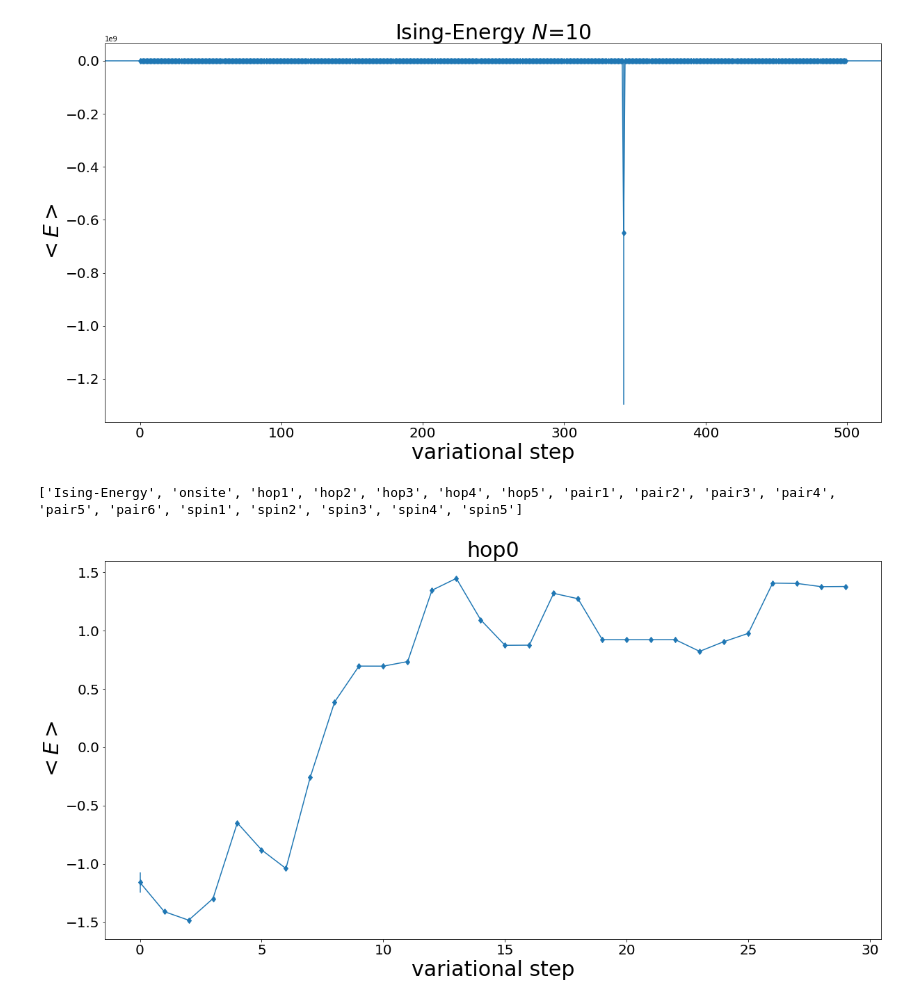
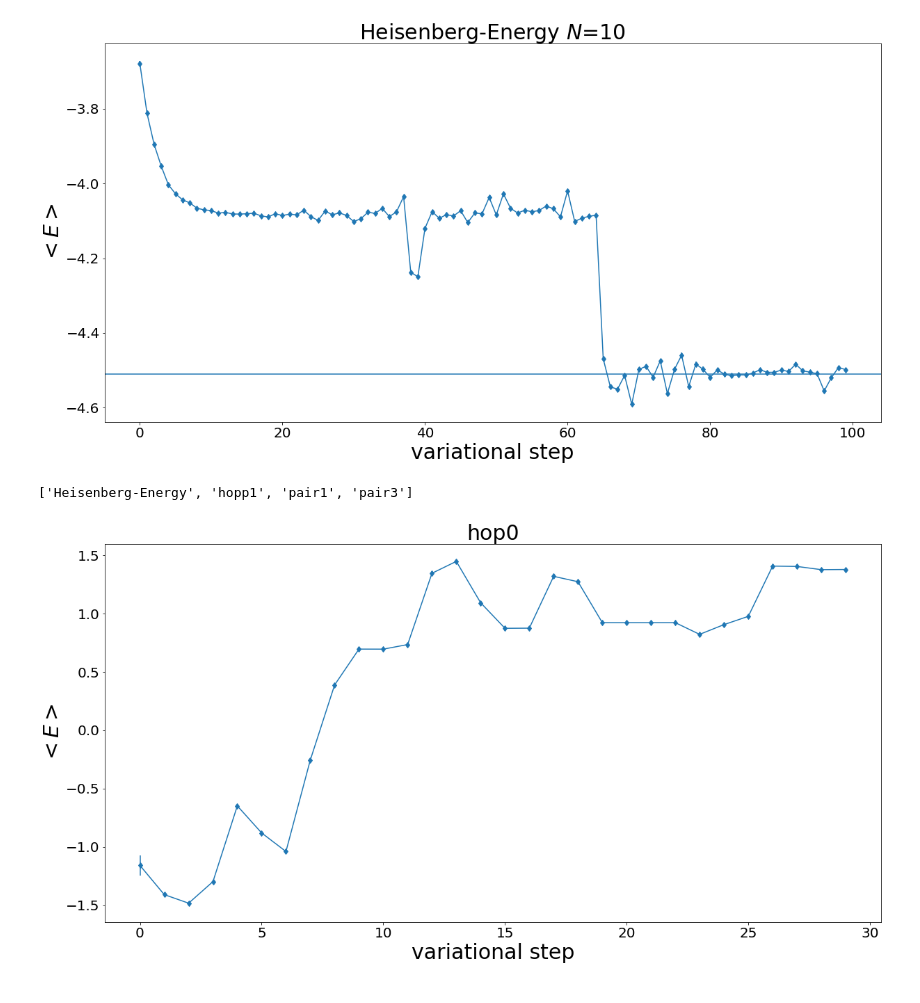
Before and after one commit to jimlambert/heisenberg_vmc, a Jupyter notebook: scripts/ObservablesAnalysis.ipynb, the cells around one changed output. Saved outputs shown, nothing was run; the diff lists cells and outputs as text; code cells hidden in the pictures.

```diff
--- a/scripts/ObservablesAnalysis.ipynb
+++ b/scripts/ObservablesAnalysis.ipynb
@@ -9,20 +9,20 @@ header, obsAve, obsErr = an.ProcessDataFiles(files, True)
 # %%
 fs = 30
 ls = 20
 plt.figure(figsize=(20,10))
 #plt.plot(np.arange(0, len(obsAve[0])), obsAve[0], '.')
 plt.errorbar(np.arange(0, len(obsAve[0])), obsAve[0], yerr=obsErr[0], marker="d")
 plt.xlabel("variational step", fontsize=fs)
 plt.ylabel("$<E>$", fontsize=fs)
 plt.title(header[0]+" $N$=10", fontsize=fs)
-plt.axhline(y=-5.317)
+plt.axhline(y=-4.51)
 plt.tick_params(axis='both', which='major', labelsize=ls)
 #plt.savefig("n10-h1.0-enrg_ising.pdf")
 plt.show()
 print(header)
 # %% [output]
-[figure, old version]
+[figure, new version]
-['Ising-Energy', 'onsite', 'hop1', 'hop2', 'hop3', 'hop4', 'hop5', 'pair1', 'pair2', 'pair3', 'pair4', 'pair5', 'pair6', 'spin1', 'spin2', 'spin3', 'spin4', 'spin5']
+['Heisenberg-Energy', 'hopp1', 'pair1', 'pair3']
 # %%
 index=1
 plt.figure(figsize=(20,10))
```
Also changed, not shown: 21 other files.
